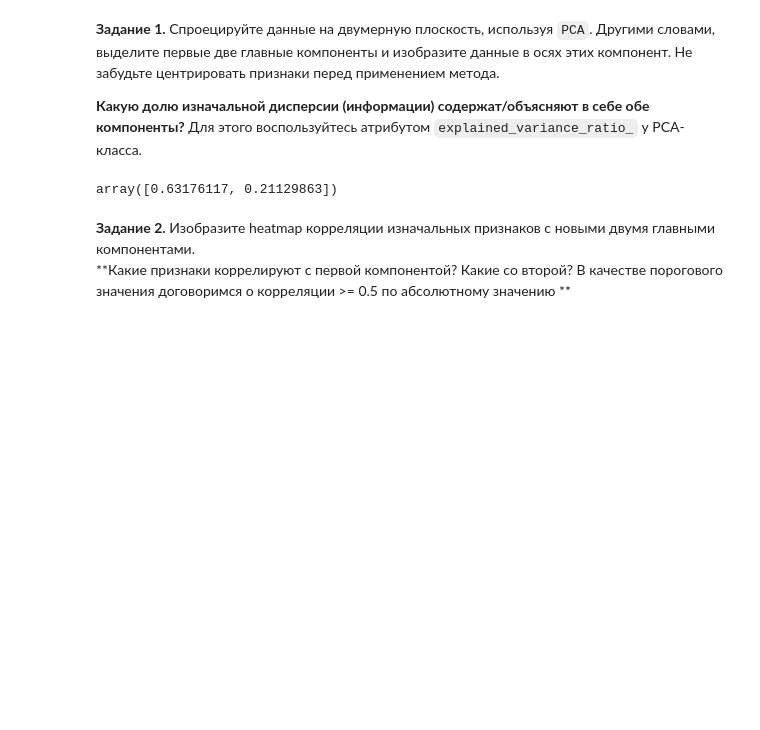
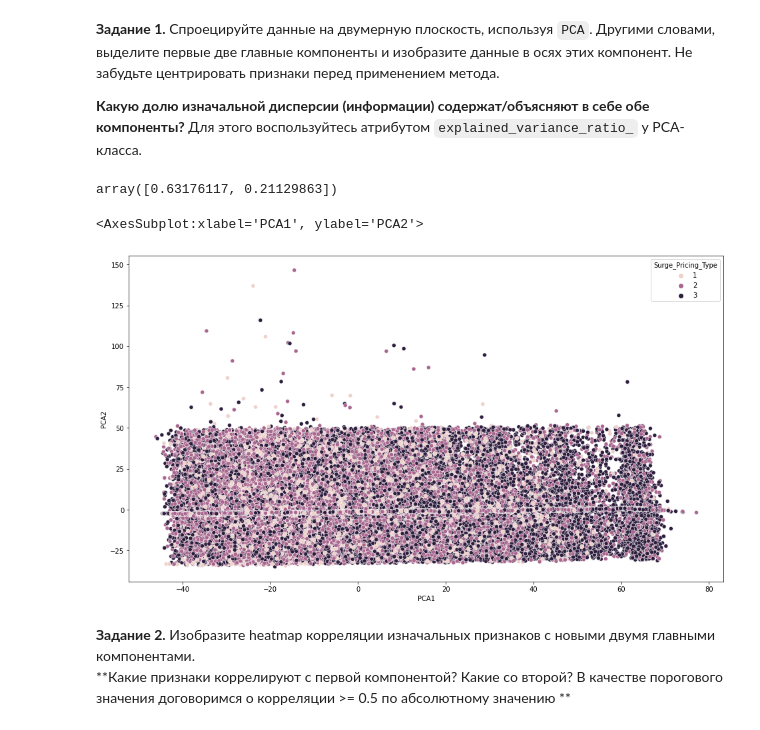
Before and after one commit to gavlique/Karpov_DS, a Jupyter notebook: ml/HW_15_.ipynb, the cells around one changed output. Drawn from its saved outputs; the diff is of its cells as text; code cells hidden in the pictures; blank space fills up the shorter version.

```diff
--- a/ml/HW_15_.ipynb
+++ b/ml/HW_15_.ipynb
@@ -37,6 +37,12 @@ pca_df = pd.DataFrame(pca.fit_transform(X_centered), columns=['PCA1', 'PCA2'])
 pca.explained_variance_ratio_
 # %% [output]
 array([0.63176117, 0.21129863])
+# %%
+fig = plt.figure(figsize=(16,9))
+sns.scatterplot(data=pd.concat((pca_df, y), axis=1), x='PCA1', y='PCA2', hue='Surge_Pricing_Type')
+# %% [output]
+<AxesSubplot:xlabel='PCA1', ylabel='PCA2'>
+[figure, added]
 # %% [markdown]
 **Задание 2.** Изобразите heatmap корреляции изначальных признаков с новыми двумя главными компонентами. \
 **Какие признаки коррелируют с первой компонентой? Какие со второй? В качестве порогового значения договоримся о корреляции >= 0.5 по абсолютному значению **
```
Also changed, not shown: parts of 8 cells of this notebook, 2 other files.
